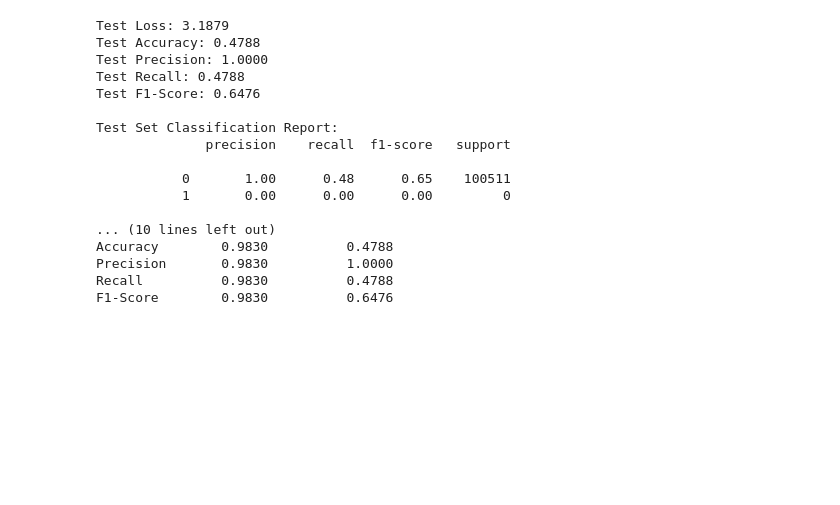
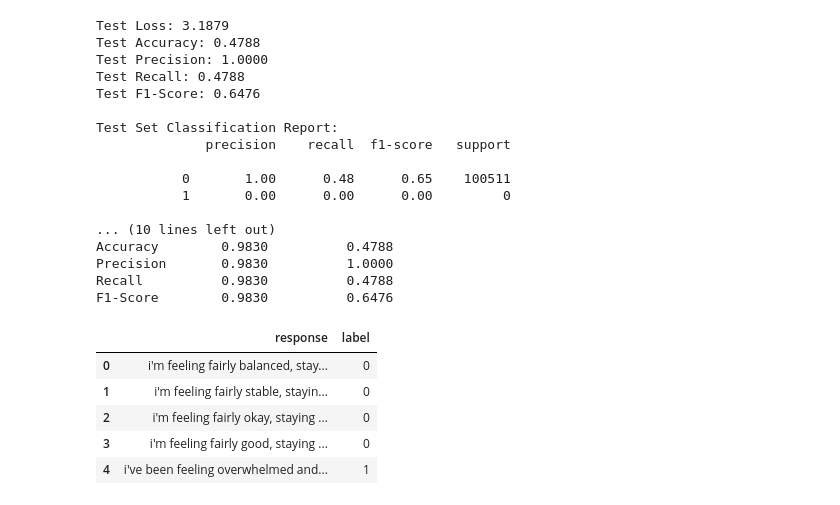
Before and after one commit to shereiff1/Eirene, a Jupyter notebook: Diagnosis model/diagnosis_model_v1.ipynb, the cells around one changed output. Drawn from its saved outputs; the diff is of its cells as text; code cells hidden in the pictures; blank space fills up the shorter version.

```diff
--- a/Diagnosis model/diagnosis_model_v1.ipynb
+++ b/Diagnosis model/diagnosis_model_v1.ipynb
@@ -652,3 +662,21 @@ Accuracy        0.9830          0.4788
 Precision       0.9830          1.0000
 Recall          0.9830          0.4788
 F1-Score        0.9830          0.6476
+# %%
+test_data=pd.read_csv('test_data_5000.csv')
+test_data['label'] = (test_data['group'] == "distress").astype(int)
+test_data=test_data[['response','label']]
+
+test_data['response']=test_data['response'].apply(minimal_preprocess)
+test_encodings=tokenizer(test_data['response'].tolist(),return_tensors='pt',padding=True,max_length=128)
+test_dataset=TextClassificationDataset(test_encodings,test_data['label'])
+test_dataloader=DataLoader(test_dataset,batch_size=16,shuffle=False)
+# %%
+test_data.head()
+# %% [output]
+|  | response | label |
+| 0 | i'm feeling fairly balanced, stay... | 0 |
+| 1 | i'm feeling fairly stable, stayin... | 0 |
+| 2 | i'm feeling fairly okay, staying ... | 0 |
+| 3 | i'm feeling fairly good, staying ... | 0 |
+| 4 | i've been feeling overwhelmed and... | 1 |
```
Also changed, not shown: parts of 12 cells of this notebook.
